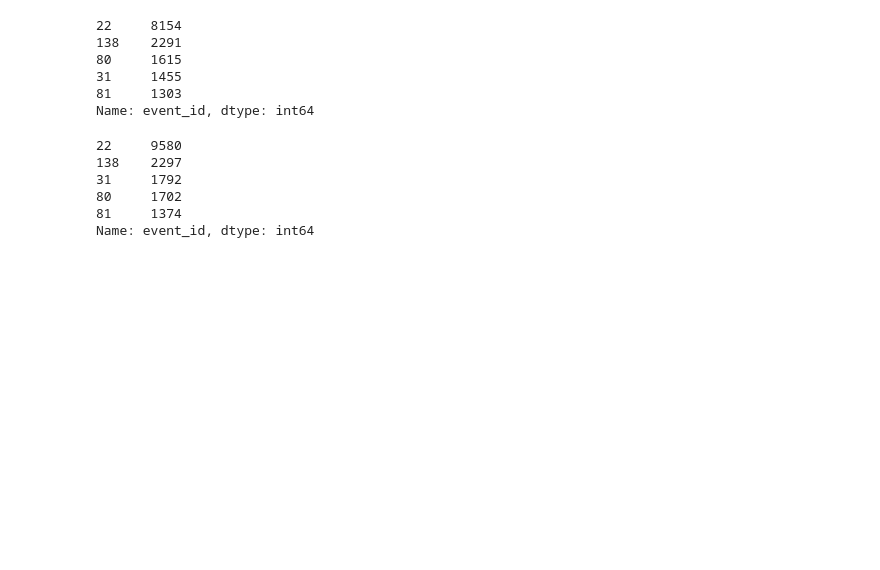
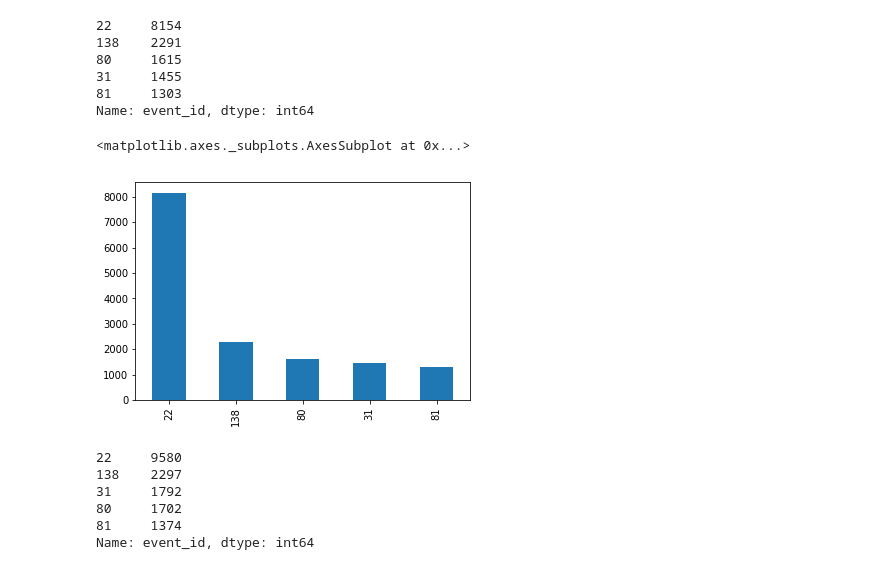
Before and after one commit to MartinRosasSommer/Datos2019, a Jupyter notebook: eventos comportamiento app usuario.ipynb, the cells around one changed output. Saved outputs shown, nothing was run; the diff lists cells and outputs as text; code cells hidden in the pictures; blank space fills up the shorter version.

Commit message:
updated charts

```diff
--- a/eventos comportamiento app usuario.ipynb
+++ b/eventos comportamiento app usuario.ipynb
@@ -251,6 +272,11 @@ events_installs_dates[events_installs_dates["event_install_delta"] < ten_minutes
 31     1455
 81     1303
 Name: event_id, dtype: int64
+# %%
+events_installs_dates[events_installs_dates["event_install_delta"] < ten_minutes_delta]["event_id"].value_counts().head().plot(kind="bar")
+# %% [output]
+<matplotlib.axes._subplots.AxesSubplot at 0x...>
+[figure, added]
 # %%
 #si agrando a media hora mas cercana, la cantidad de eventos nro 138 es la misma casi
 #pero crece mucho el evento 22
```
Also changed, not shown: parts of 27 cells of this notebook.
